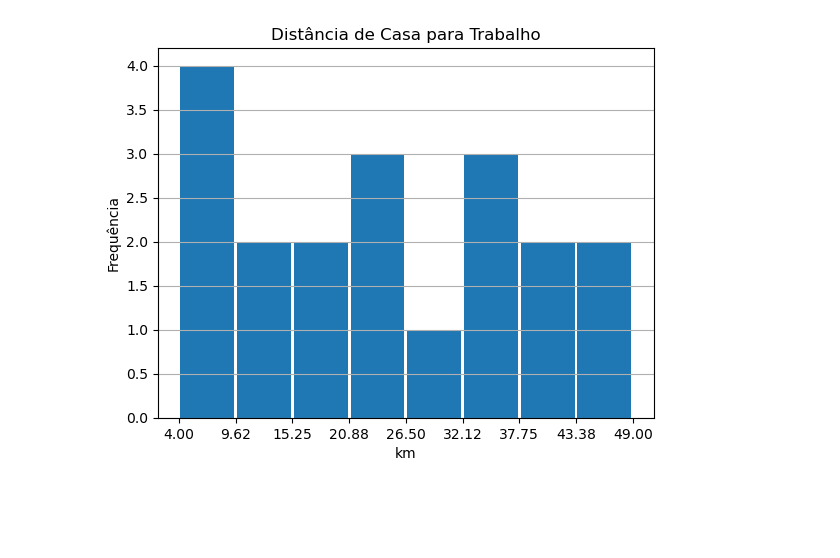
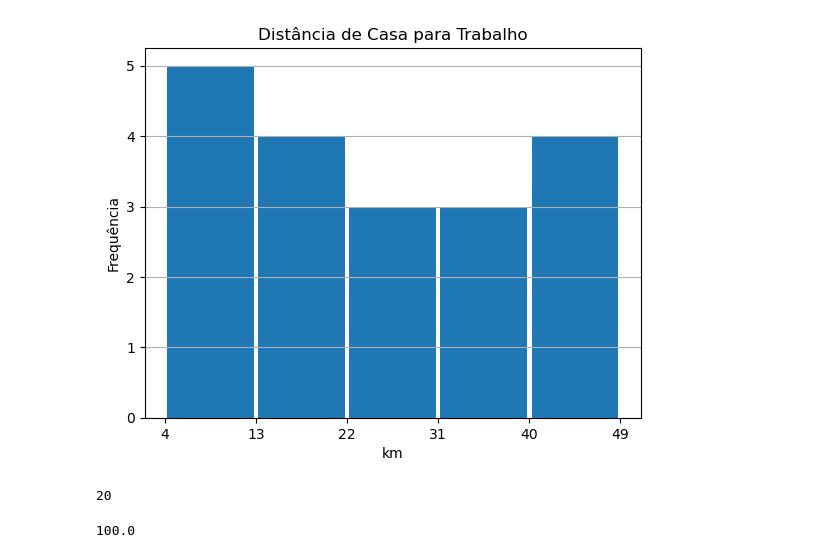
Before and after one commit to phillrog/py-machine-learning, a Jupyter notebook: notebooks/7 - Estatística/02 - Frequência Relativa.ipynb, the cells around one changed output. Saved outputs shown, nothing was run; the diff lists cells and outputs as text; code cells hidden in the pictures; blank space fills up the shorter version.

```diff
--- a/notebooks/7 - Estatística/02 - Frequência Relativa.ipynb
+++ b/notebooks/7 - Estatística/02 - Frequência Relativa.ipynb
@@ -18,13 +18,21 @@ def calcula_ticks(lista,barras):
 km = pd.Series([4,6,6,7,11,13,18,19,21,24,26,27,35,36,36,42,43,45,49])
 # %%
 lista = km.values
-barras = 8
+barras = 5
 km.plot.hist(bins=barras, rwidth=0.95)
 ticks = calcula_ticks(lista, barras)
 plt.xticks(ticks)
 plt.title('Distância de Casa para Trabalho')
 plt.xlabel('km')
 plt.ylabel('Frequência')
 plt.grid(axis='y')
 # %% [output]
-[figure, old version]
+[figure, new version]
+# %%
+len(km.values)
+# %% [output]
+20
+# %%
+(5/19 + 4/19 + 3/19 + 3/19 + 4/19)*100
+# %% [output]
+100.0
```
Also changed, not shown: parts of 3 cells of this notebook.
